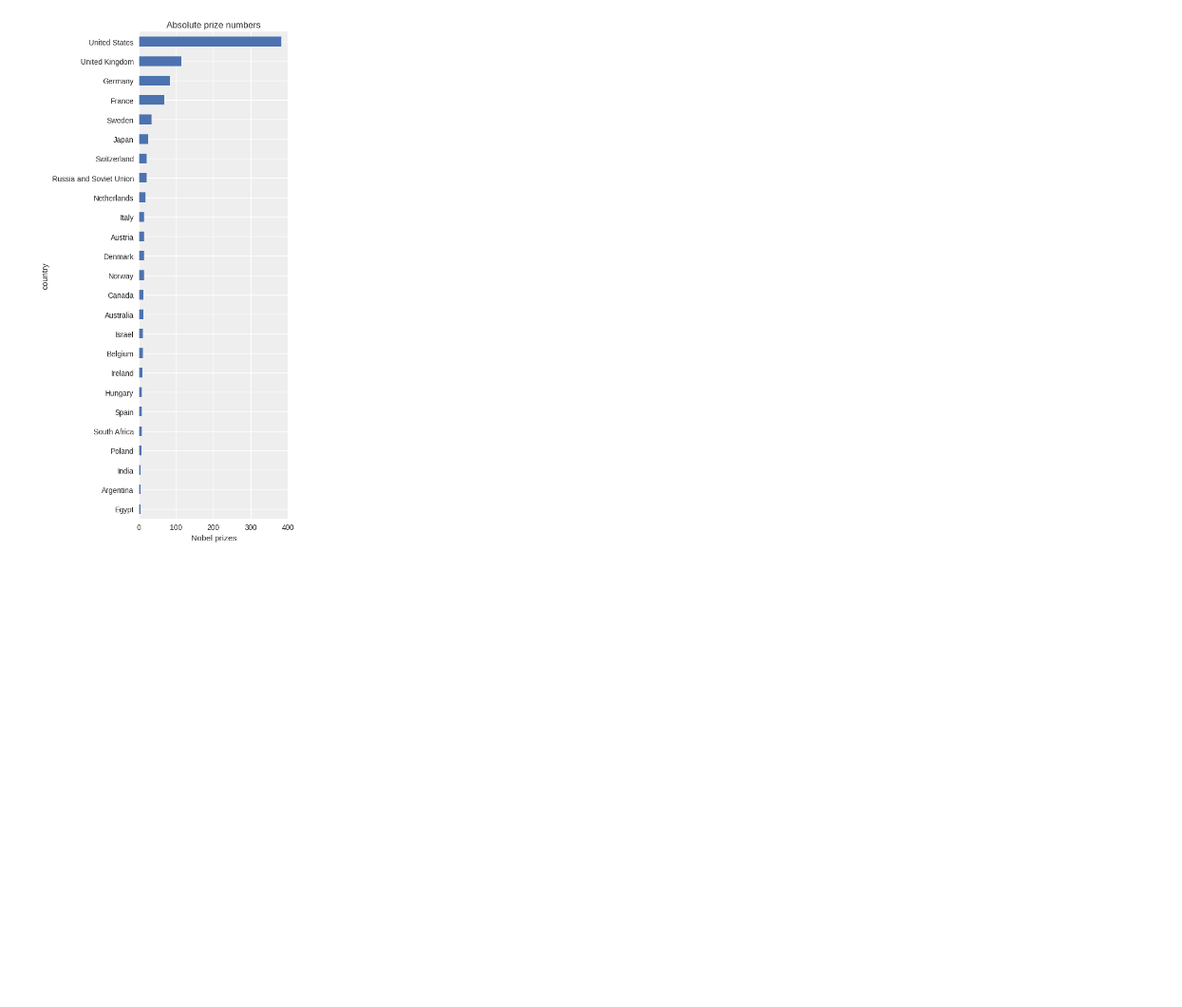
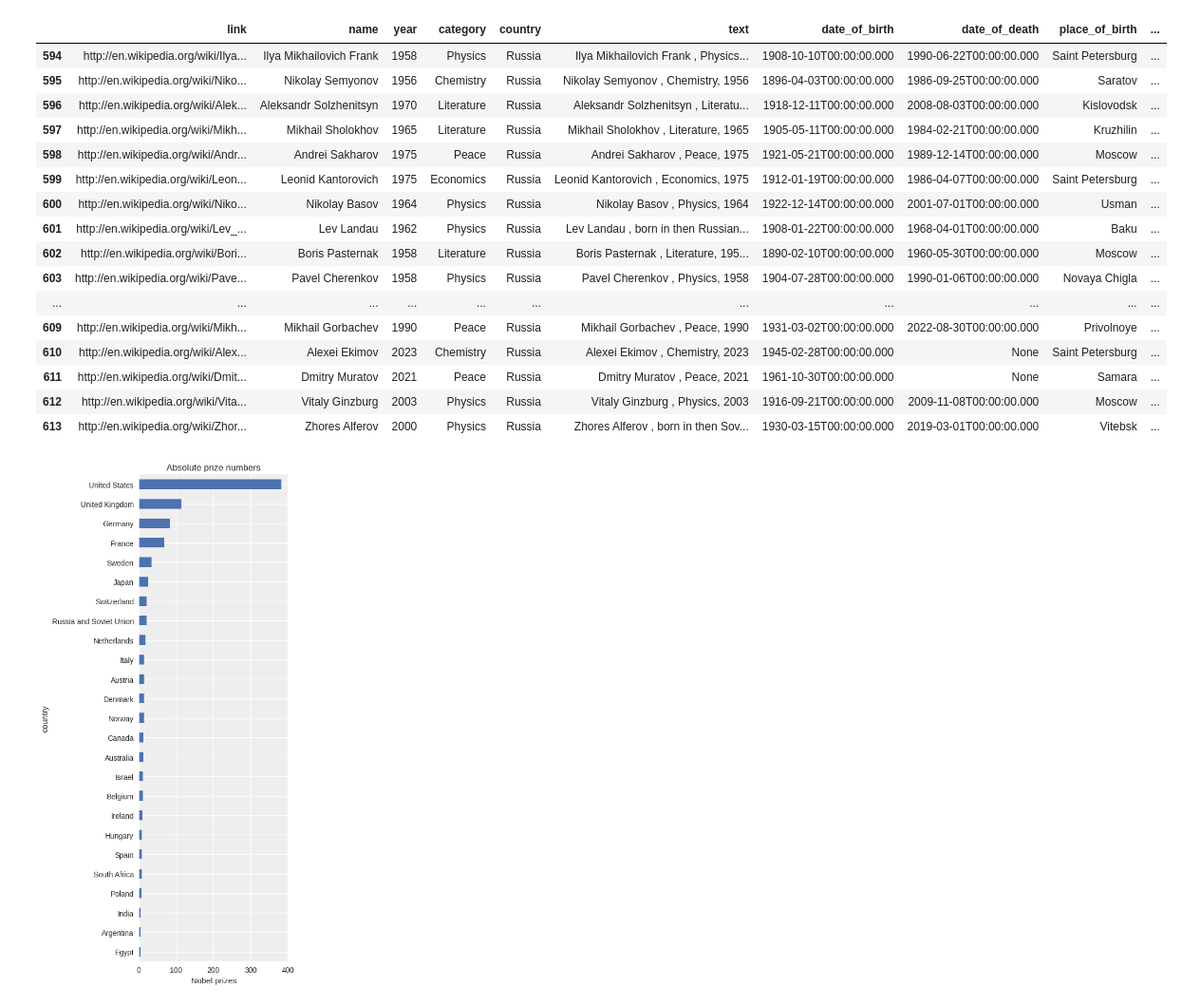
Before and after one commit to FilipeOrfao/data_visualization_with_python_and_javascript, a Jupyter notebook: 014_/main.ipynb, the cells around one changed output. Shown: that part at 95% size. Drawn from its saved outputs; the diff is of its cells as text; code cells hidden in the pictures; blank space fills up the shorter version.

Commit message:
changed Russia and Soviet Union to Russia

```diff
--- a/014_/main.ipynb
+++ b/014_/main.ipynb
@@ -18,6 +18,28 @@ df.head()
 | 2 | http://en.wikipedia.org/wiki/Barr... | Barry Marshall | 2005 | Physiology or Medicine | Australia | Barry Marshall , Physiology or Me... | 1951-09-30T00:00:00.000 | None | Kalgoorlie | ... |
 | 3 | http://en.wikipedia.org/wiki/Robi... | J. Robin Warren | 2005 | Physiology or Medicine | Australia | J. Robin Warren , Physiology or M... | 1937-06-11T00:00:00.000 | None | Adelaide | ... |
 | 4 | http://en.wikipedia.org/wiki/Pete... | Peter C. Doherty | 1996 | Physiology or Medicine | Australia | Peter C. Doherty , Physiology or ... | 1940-10-15T00:00:00.000 | None | Brisbane | ... |
+# %%
+# change 'Russia and Soviet Union' to Russia
+df.loc[df["country"] == "Russia and Soviet Union", "country"] = "Russia"
+df.loc[df["country"] == "Russia"]
+# %% [output]
+|  | link | name | year | category | country | text | date_of_birth | date_of_death | place_of_birth | ... |
+| 594 | http://en.wikipedia.org/wiki/Ilya... | Ilya Mikhailovich Frank | 1958 | Physics | Russia | Ilya Mikhailovich Frank , Physics... | 1908-10-10T00:00:00.000 | 1990-06-22T00:00:00.000 | Saint Petersburg | ... |
+| 595 | http://en.wikipedia.org/wiki/Niko... | Nikolay Semyonov | 1956 | Chemistry | Russia | Nikolay Semyonov , Chemistry, 1956 | 1896-04-03T00:00:00.000 | 1986-09-25T00:00:00.000 | Saratov | ... |
+| 596 | http://en.wikipedia.org/wiki/Alek... | Aleksandr Solzhenitsyn | 1970 | Literature | Russia | Aleksandr Solzhenitsyn , Literatu... | 1918-12-11T00:00:00.000 | 2008-08-03T00:00:00.000 | Kislovodsk | ... |
+| 597 | http://en.wikipedia.org/wiki/Mikh... | Mikhail Sholokhov | 1965 | Literature | Russia | Mikhail Sholokhov , Literature, 1965 | 1905-05-11T00:00:00.000 | 1984-02-21T00:00:00.000 | Kruzhilin | ... |
+| 598 | http://en.wikipedia.org/wiki/Andr... | Andrei Sakharov | 1975 | Peace | Russia | Andrei Sakharov , Peace, 1975 | 1921-05-21T00:00:00.000 | 1989-12-14T00:00:00.000 | Moscow | ... |
+| 599 | http://en.wikipedia.org/wiki/Leon... | Leonid Kantorovich | 1975 | Economics | Russia | Leonid Kantorovich , Economics, 1975 | 1912-01-19T00:00:00.000 | 1986-04-07T00:00:00.000 | Saint Petersburg | ... |
+| 600 | http://en.wikipedia.org/wiki/Niko... | Nikolay Basov | 1964 | Physics | Russia | Nikolay Basov , Physics, 1964 | 1922-12-14T00:00:00.000 | 2001-07-01T00:00:00.000 | Usman | ... |
+| 601 | http://en.wikipedia.org/wiki/Lev_... | Lev Landau | 1962 | Physics | Russia | Lev Landau , born in then Russian... | 1908-01-22T00:00:00.000 | 1968-04-01T00:00:00.000 | Baku | ... |
+| 602 | http://en.wikipedia.org/wiki/Bori... | Boris Pasternak | 1958 | Literature | Russia | Boris Pasternak , Literature, 195... | 1890-02-10T00:00:00.000 | 1960-05-30T00:00:00.000 | Moscow | ... |
+| 603 | http://en.wikipedia.org/wiki/Pave... | Pavel Cherenkov | 1958 | Physics | Russia | Pavel Cherenkov , Physics, 1958 | 1904-07-28T00:00:00.000 | 1990-01-06T00:00:00.000 | Novaya Chigla | ... |
+| ... | ... | ... | ... | ... | ... | ... | ... | ... | ... | ... |
+| 609 | http://en.wikipedia.org/wiki/Mikh... | Mikhail Gorbachev | 1990 | Peace | Russia | Mikhail Gorbachev , Peace, 1990 | 1931-03-02T00:00:00.000 | 2022-08-30T00:00:00.000 | Privolnoye | ... |
+| 610 | http://en.wikipedia.org/wiki/Alex... | Alexei Ekimov | 2023 | Chemistry | Russia | Alexei Ekimov , Chemistry, 2023 | 1945-02-28T00:00:00.000 | None | Saint Petersburg | ... |
+| 611 | http://en.wikipedia.org/wiki/Dmit... | Dmitry Muratov | 2021 | Peace | Russia | Dmitry Muratov , Peace, 2021 | 1961-10-30T00:00:00.000 | None | Samara | ... |
+| 612 | http://en.wikipedia.org/wiki/Vita... | Vitaly Ginzburg | 2003 | Physics | Russia | Vitaly Ginzburg , Physics, 2003 | 1916-09-21T00:00:00.000 | 2009-11-08T00:00:00.000 | Moscow | ... |
+| 613 | http://en.wikipedia.org/wiki/Zhor... | Zhores Alferov | 2000 | Physics | Russia | Zhores Alferov , born in then Sov... | 1930-03-15T00:00:00.000 | 2019-03-01T00:00:00.000 | Vitebsk | ... |
 # %%
 # df_countries = pd.read_json('data/winning_country_data.json')
 # df_countries
```
Also changed, not shown: parts of 17 cells of this notebook.
